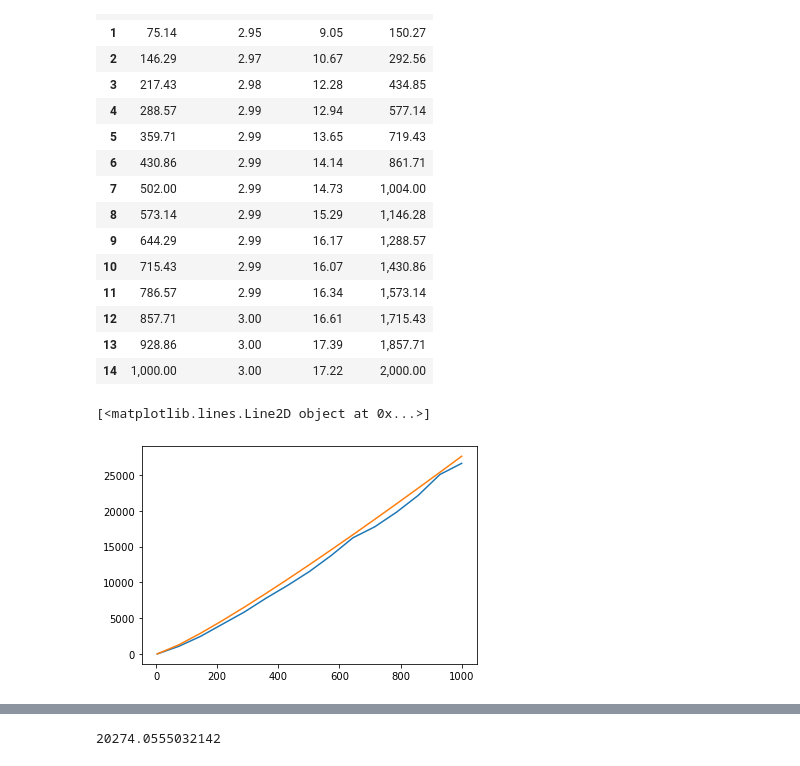
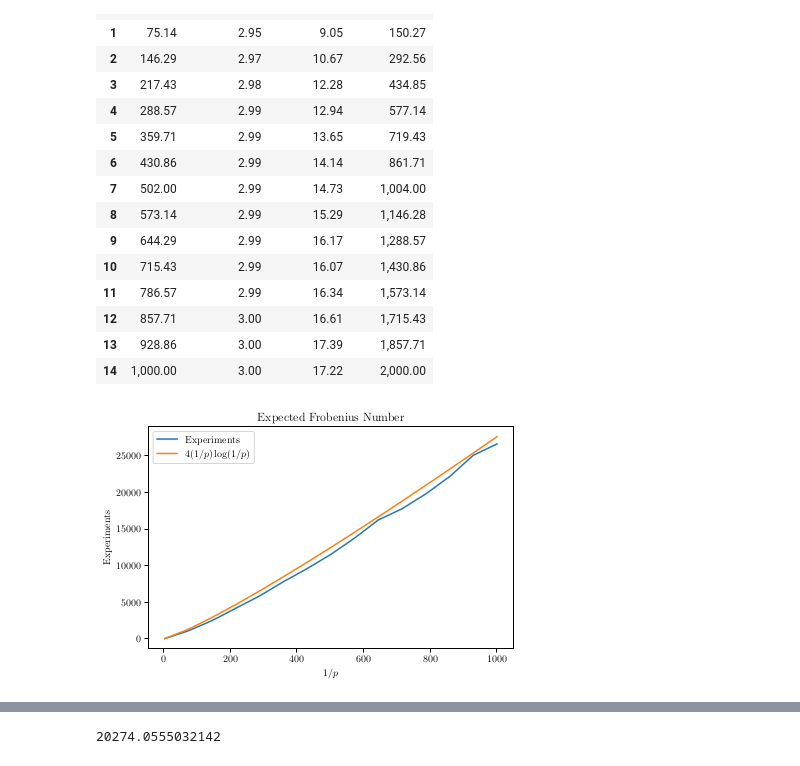
Before and after one commit to smoralesduarte/randnumsgps, a Jupyter notebook: erdossmgps.ipynb, the cells around one changed output, grey strips where cells are left out. Cells and saved outputs as stored; diff of their text form; code cells hidden in the pictures.

```diff
--- a/erdossmgps.ipynb
+++ b/erdossmgps.ipynb
@@ -287,12 +309,28 @@ embedding_table
 | 14 | 1,000.00 | 3.00 | 17.22 | 2,000.00 |
 # %%
 embedding_table.to_latex("embedding_table.tex", index = False, float_format='{:,.2f}'.format, column_format='|c|c|c|c|')
-# %%
-plt.plot(1/x, data_frobenius)
-plt.plot(1/x, 4*(1/x)*(np.log(1/x)))
-# %% [output]
-[<matplotlib.lines.Line2D object at 0x...>]
-[figure, removed]
+# %%
+import matplotlib
+matplotlib.use("pgf")
+matplotlib.rcParams.update({
+    "pgf.texsystem": "pdflatex",
+    'font.family': 'serif',
+    'text.usetex': True,
+    'pgf.rcfonts': False,
+    'figure.autolayout': True
+})
+
+plt.plot(1/x, data_frobenius)
+plt.plot(1/x, 4*(1/x)*(np.log(1/x)))
+# add labels, title and legend
+plt.xlabel('$1/p$')
+plt.ylabel('Experiments')
+plt.title('Expected Frobenius Number')
+plt.legend(['Experiments', '$4(1/p)\\log(1/p)$'])
+# save to pgf
+plt.savefig('frobenius_plot.pgf')
+# %% [output]
+[figure, added]
 # %%
 plt.plot(1/x, data_embedding)
 plt.plot(1/x, 3*np.log(1/x))
```
Also changed, not shown: parts of 14 cells of this notebook.
